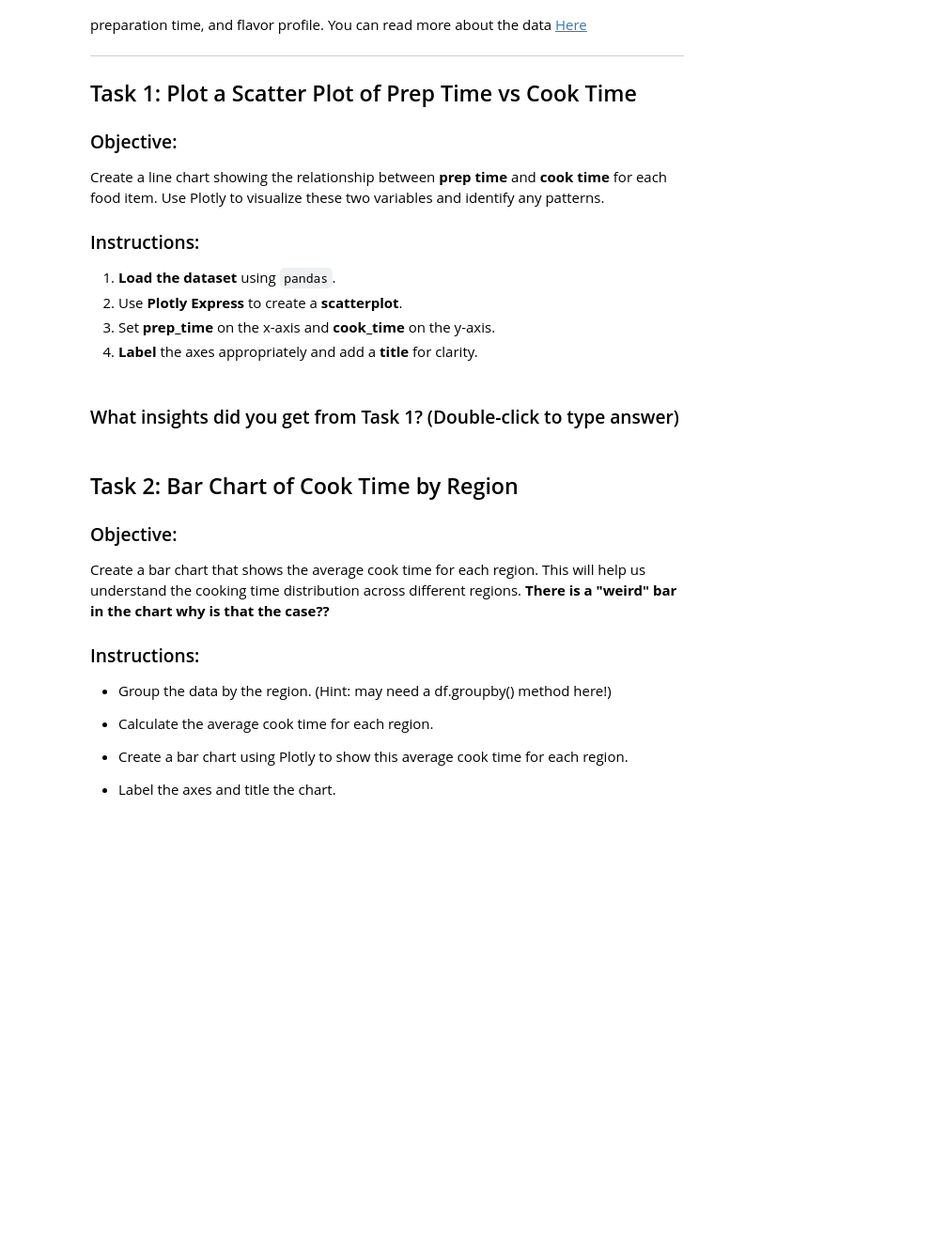
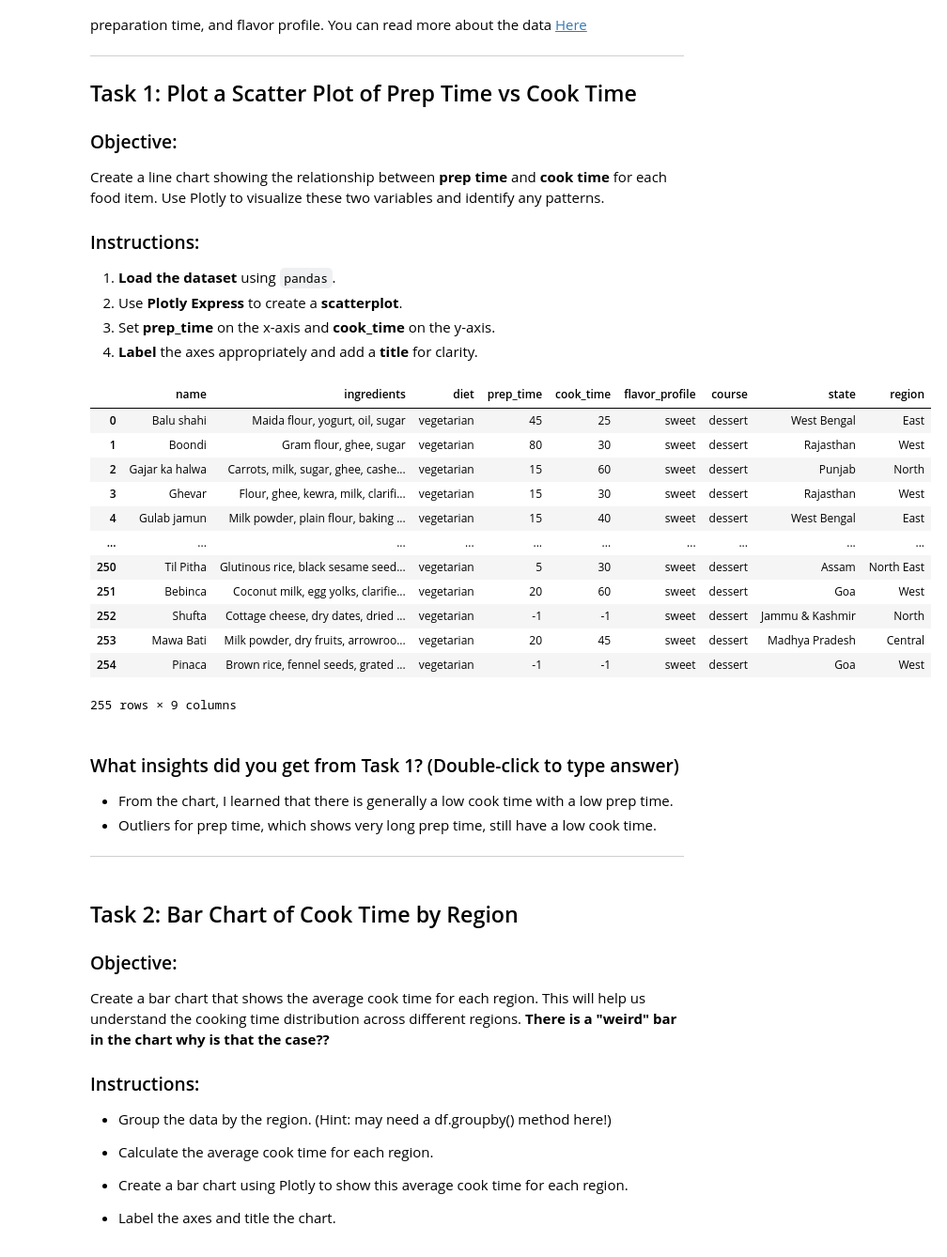
Before and after one commit to ro-the-creator/DA2025_Lectures, a Jupyter notebook: Mod2/DataChallenges/Plotly_STUDENT.ipynb, the cells around one changed output. Shown at 94% size. Drawn from its saved outputs; the diff is of its cells as text; code cells hidden in the pictures; blank space fills up the shorter version.

Commit message:
Data Challenge babyyyyy

```diff
--- a/Mod2/DataChallenges/Plotly_STUDENT.ipynb
+++ b/Mod2/DataChallenges/Plotly_STUDENT.ipynb
@@ -31,7 +31,22 @@ import plotly_express as px
 # %%
 # Read in the data (data/indian_food.csv) -- Hint use pandas to read in the CSV
 
-df = None
+df = pd.read_csv('/Users/Marcy_Student/Desktop/marcy/marcy-git/DA2025_Lectures/Mod2/data/indian_food.csv')
+df
+# %% [output]
+|  | name | ingredients | diet | prep_time | cook_time | flavor_profile | course | state | region |
+| 0 | Balu shahi | Maida flour, yogurt, oil, sugar | vegetarian | 45 | 25 | sweet | dessert | West Bengal | East |
+| 1 | Boondi | Gram flour, ghee, sugar | vegetarian | 80 | 30 | sweet | dessert | Rajasthan | West |
+| 2 | Gajar ka halwa | Carrots, milk, sugar, ghee, cashe... | vegetarian | 15 | 60 | sweet | dessert | Punjab | North |
+| 3 | Ghevar | Flour, ghee, kewra, milk, clarifi... | vegetarian | 15 | 30 | sweet | dessert | Rajasthan | West |
+| 4 | Gulab jamun | Milk powder, plain flour, baking ... | vegetarian | 15 | 40 | sweet | dessert | West Bengal | East |
+| ... | ... | ... | ... | ... | ... | ... | ... | ... | ... |
+| 250 | Til Pitha | Glutinous rice, black sesame seed... | vegetarian | 5 | 30 | sweet | dessert | Assam | North East |
+| 251 | Bebinca | Coconut milk, egg yolks, clarifie... | vegetarian | 20 | 60 | sweet | dessert | Goa | West |
+| 252 | Shufta | Cottage cheese, dry dates, dried ... | vegetarian | -1 | -1 | sweet | dessert | Jammu & Kashmir | North |
+| 253 | Mawa Bati | Milk powder, dry fruits, arrowroo... | vegetarian | 20 | 45 | sweet | dessert | Madhya Pradesh | Central |
+| 254 | Pinaca | Brown rice, fennel seeds, grated ... | vegetarian | -1 | -1 | sweet | dessert | Goa | West |
+255 rows × 9 columns
 # %%
 # Create a scatterplot of prep_time on X-axis & cook_time on Y-axis
 
@@ -41,6 +56,11 @@ fig = px.scatter(df, x=None, y=None, title=None)
 fig.show()
 # %% [markdown]
 ### What insights did you get from Task 1? (Double-click to type answer)
+
+- From the chart, I learned that there is generally a low cook time with a low prep time.
+- Outliers for prep time, which shows very long prep time, still have a low cook time.
+
+***
 # %% [markdown]
 ## Task 2: Bar Chart of Cook Time by Region
 
```
Also changed, not shown: parts of 10 cells of this notebook, 2 other files.
